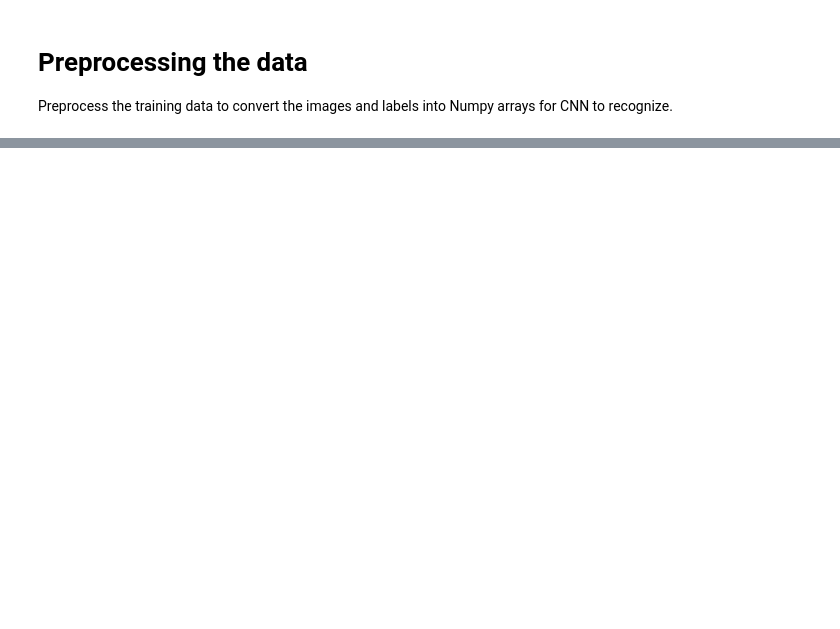
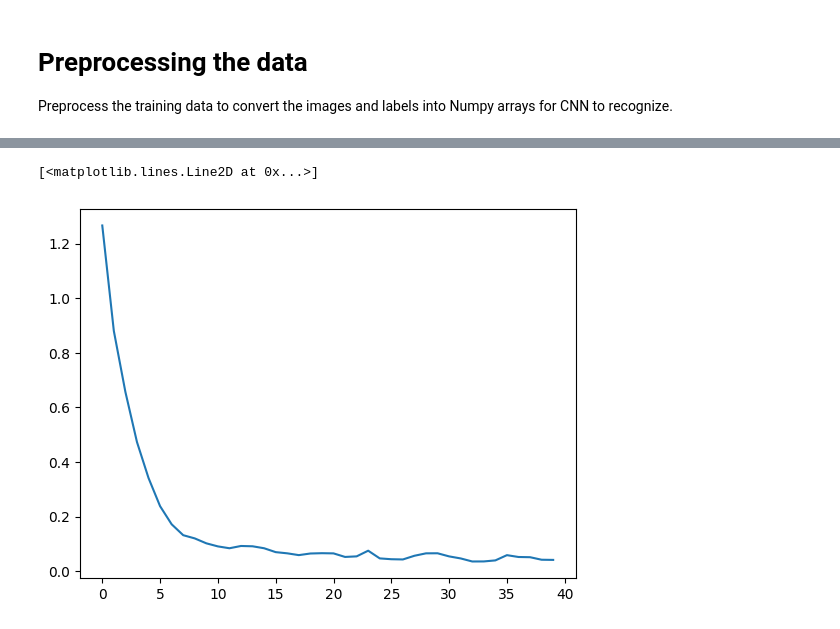
Before and after one commit to anhadh3101/HAR, a Jupyter notebook: HAR.ipynb, the cells around one changed output, grey strips where cells are left out. Cells and saved outputs as stored; diff of their text form; code cells hidden in the pictures; blank space fills up the shorter version.

```diff
--- a/HAR.ipynb
+++ b/HAR.ipynb
@@ -77,0 +104,16 @@ y_train = to_categorical(np.asarray(train_labels.factorize()[0]))
+# %%
+efficientnet_model = Sequential()
+
+model = tf.keras.applications.EfficientNetB7(include_top=False,
+                                            input_shape=(160,160,3),
+                                            pooling ="avg",classes=15,
+                                             weights="imagenet")
+
+for layer in model.layers:
+    layer.trainable=False
+
+
+efficientnet_model.add(model)
+efficientnet_model.add(Flatten())
+efficientnet_model.add(Dense(512,activation="relu"))
+efficientnet_model.add(Dense(15,activation="softmax"))
@@ -77,0 +123,2 @@ y_train = to_categorical(np.asarray(train_labels.factorize()[0]))
+# %%
+efficientnet_model.compile(optimizer="adam",loss="categorical_crossentropy",metrics=["accuracy"])
@@ -77,0 +146,2 @@ y_train = to_categorical(np.asarray(train_labels.factorize()[0]))
+# %%
+history = efficientnet_model.fit(x_train,y_train,epochs=40)
@@ -77,0 +166,6 @@ y_train = to_categorical(np.asarray(train_labels.factorize()[0]))
+# %%
+losses = history.history["loss"]
+plt.plot(losses)
+# %% [output]
+[<matplotlib.lines.Line2D at 0x...>]
+[figure, added]
```
Also changed, not shown: parts of 27 cells of this notebook.
